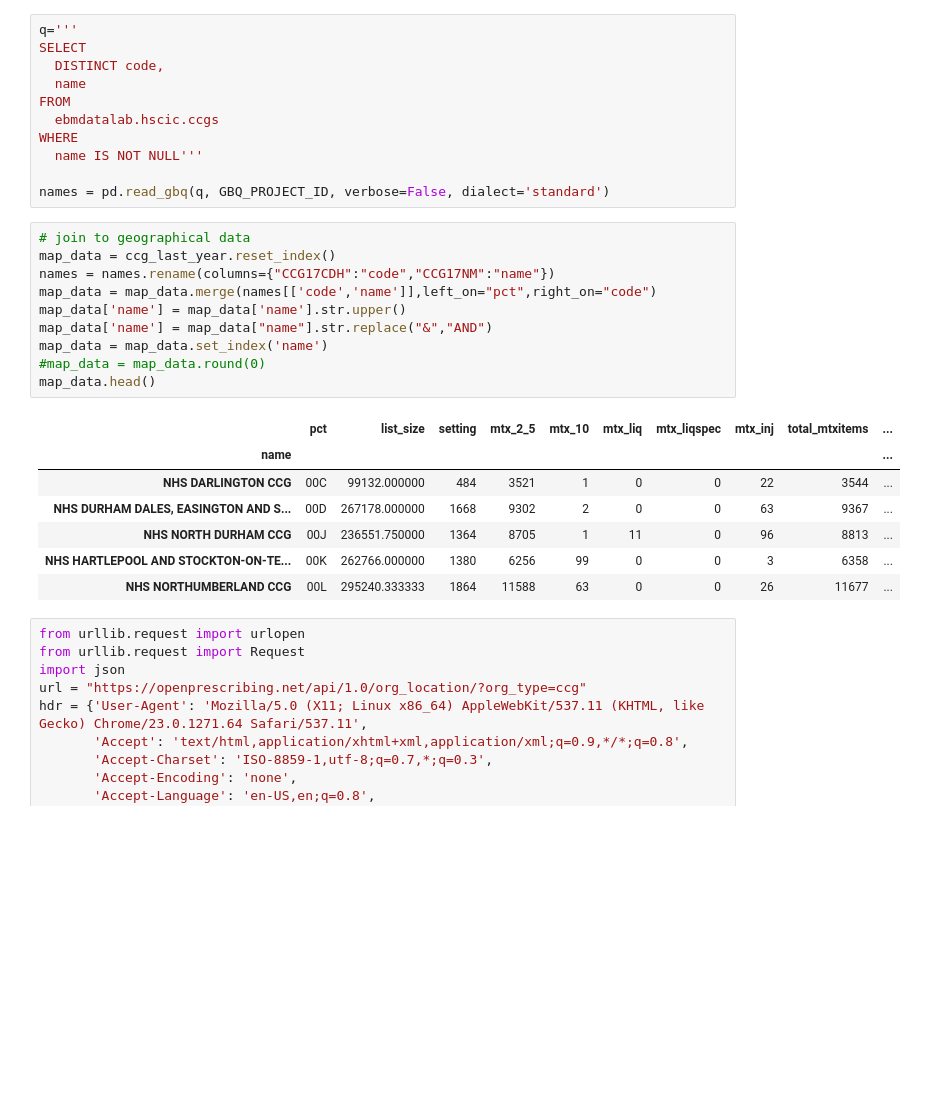
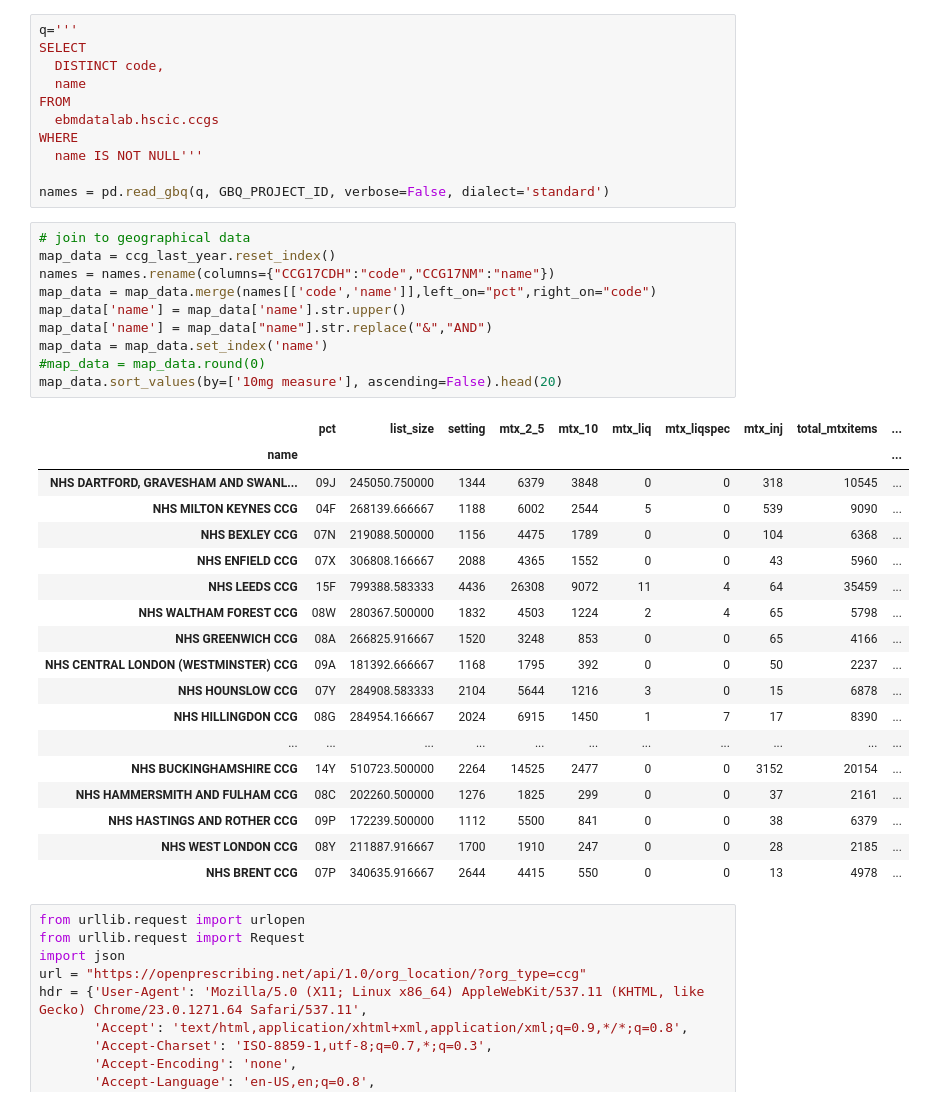
Before and after one commit to ebmdatalab/Methotrexate, a Jupyter notebook: Methotrexate Workbook Final Pass.ipynb, the cells around one changed output. Saved outputs shown, nothing was run; the diff lists cells and outputs as text; blank space fills up the shorter version.

Commit message:
Updated with a table of top 10 CCGs
produced a table to give the top 10 CCGs for the 10mg measure.

```diff
--- a/Methotrexate Workbook Final Pass.ipynb
+++ b/Methotrexate Workbook Final Pass.ipynb
@@ -783,21 +776,32 @@ names = pd.read_gbq(q, GBQ_PROJECT_ID, verbose=False, dialect='standard')
 # %%
 # join to geographical data
 map_data = ccg_last_year.reset_index()
 names = names.rename(columns={"CCG17CDH":"code","CCG17NM":"name"})
 map_data = map_data.merge(names[['code','name']],left_on="pct",right_on="code")
 map_data['name'] = map_data['name'].str.upper()
 map_data['name'] = map_data["name"].str.replace("&","AND")
 map_data = map_data.set_index('name')
 #map_data = map_data.round(0)
-map_data.head()
+map_data.sort_values(by=['10mg measure'], ascending=False).head(20)
 # %% [output]
 |  | pct | list_size | setting | mtx_2_5 | mtx_10 | mtx_liq | mtx_liqspec | mtx_inj | total_mtxitems | ... |
 | name |  |  |  |  |  |  |  |  |  | ... |
-| NHS DARLINGTON CCG | 00C | 99132.000000 | 484 | 3521 | 1 | 0 | 0 | 22 | 3544 | ... |
-| NHS DURHAM DALES, EASINGTON AND S... | 00D | 267178.000000 | 1668 | 9302 | 2 | 0 | 0 | 63 | 9367 | ... |
-| NHS NORTH DURHAM CCG | 00J | 236551.750000 | 1364 | 8705 | 1 | 11 | 0 | 96 | 8813 | ... |
-| NHS HARTLEPOOL AND STOCKTON-ON-TE... | 00K | 262766.000000 | 1380 | 6256 | 99 | 0 | 0 | 3 | 6358 | ... |
-| NHS NORTHUMBERLAND CCG | 00L | 295240.333333 | 1864 | 11588 | 63 | 0 | 0 | 26 | 11677 | ... |
+| NHS DARTFORD, GRAVESHAM AND SWANL... | 09J | 245050.750000 | 1344 | 6379 | 3848 | 0 | 0 | 318 | 10545 | ... |
+| NHS MILTON KEYNES CCG | 04F | 268139.666667 | 1188 | 6002 | 2544 | 5 | 0 | 539 | 9090 | ... |
+| NHS BEXLEY CCG | 07N | 219088.500000 | 1156 | 4475 | 1789 | 0 | 0 | 104 | 6368 | ... |
+| NHS ENFIELD CCG | 07X | 306808.166667 | 2088 | 4365 | 1552 | 0 | 0 | 43 | 5960 | ... |
+| NHS LEEDS CCG | 15F | 799388.583333 | 4436 | 26308 | 9072 | 11 | 4 | 64 | 35459 | ... |
+| NHS WALTHAM FOREST CCG | 08W | 280367.500000 | 1832 | 4503 | 1224 | 2 | 4 | 65 | 5798 | ... |
+| NHS GREENWICH CCG | 08A | 266825.916667 | 1520 | 3248 | 853 | 0 | 0 | 65 | 4166 | ... |
+| NHS CENTRAL LONDON (WESTMINSTER) CCG | 09A | 181392.666667 | 1168 | 1795 | 392 | 0 | 0 | 50 | 2237 | ... |
+| NHS HOUNSLOW CCG | 07Y | 284908.583333 | 2104 | 5644 | 1216 | 3 | 0 | 15 | 6878 | ... |
+| NHS HILLINGDON CCG | 08G | 284954.166667 | 2024 | 6915 | 1450 | 1 | 7 | 17 | 8390 | ... |
+| ... | ... | ... | ... | ... | ... | ... | ... | ... | ... | ... |
+| NHS BUCKINGHAMSHIRE CCG | 14Y | 510723.500000 | 2264 | 14525 | 2477 | 0 | 0 | 3152 | 20154 | ... |
+| NHS HAMMERSMITH AND FULHAM CCG | 08C | 202260.500000 | 1276 | 1825 | 299 | 0 | 0 | 37 | 2161 | ... |
+| NHS HASTINGS AND ROTHER CCG | 09P | 172239.500000 | 1112 | 5500 | 841 | 0 | 0 | 38 | 6379 | ... |
+| NHS WEST LONDON CCG | 08Y | 211887.916667 | 1700 | 1910 | 247 | 0 | 0 | 28 | 2185 | ... |
+| NHS BRENT CCG | 07P | 340635.916667 | 2644 | 4415 | 550 | 0 | 0 | 13 | 4978 | ... |
 # %%
 from urllib.request import urlopen
 from urllib.request import Request
```
Also changed, not shown: parts of 8 cells of this notebook, 7 other files.
